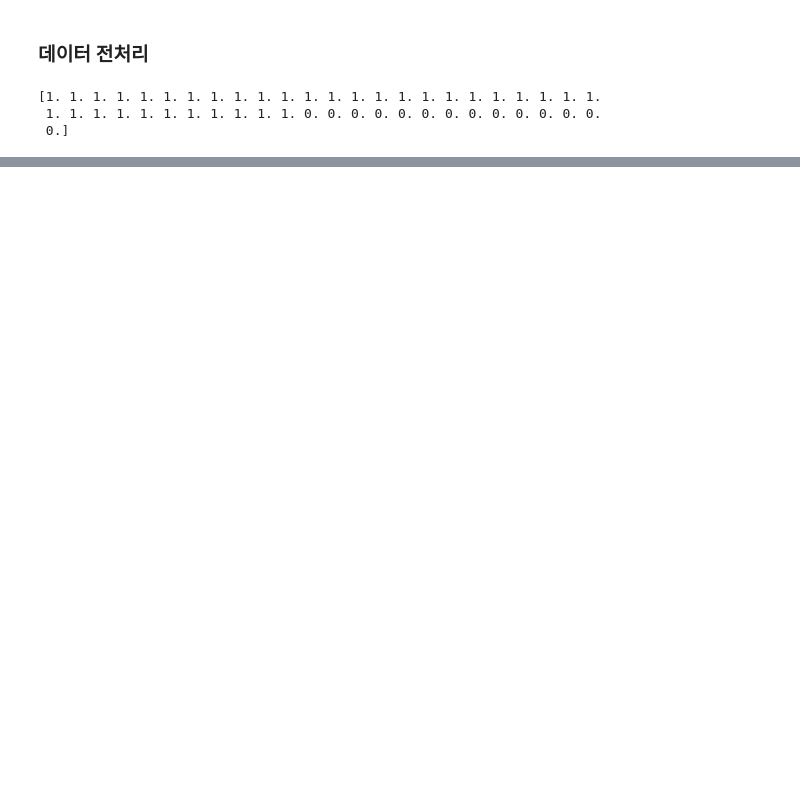
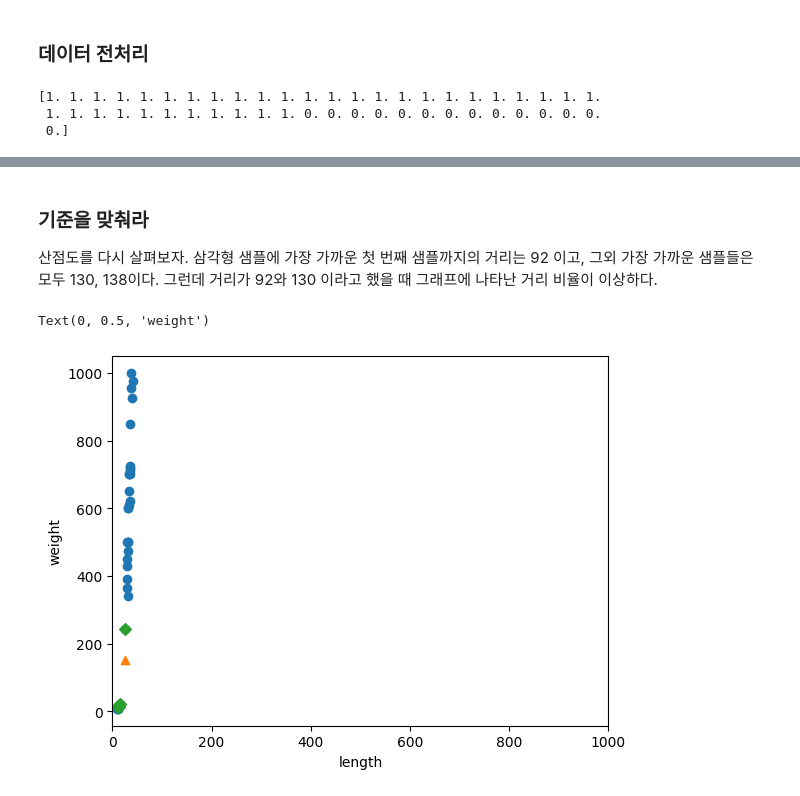
Before and after one commit to marmin-dev/HonGongMachineLearning, a Jupyter notebook: 2-2.ipynb, the cells around one changed output, grey strips where cells are left out. Cells and saved outputs as stored; diff of their text form; code cells hidden in the pictures; blank space fills up the shorter version.

```diff
--- a/2-2.ipynb
+++ b/2-2.ipynb
@@ -25,0 +123,15 @@ print(fish_target)
+# %% [markdown]
+### 기준을 맞춰라
+산점도를 다시 살펴보자. 삼각형 샘플에 가장 가까운 첫 번째 샘플까지의 거리는 92 이고, 그외 가장 가까운 샘플들은 모두 130, 138이다.
+그런데 거리가 92와 130 이라고 했을 때 그래프에 나타난 거리 비율이 이상하다.
+# %%
+plt.scatter(train_input[:,0], train_input[:,1])
+plt.scatter(25,150, marker='^')
+plt.scatter(train_input[indexes,0], train_input[indexes,1],marker='D')
+plt.xlim((0,1000))
+
+plt.xlabel('length')
+plt.ylabel('weight')
+# %% [output]
+Text(0, 0.5, 'weight')
+[figure, added]
```
Also changed, not shown: parts of 27 cells of this notebook.
